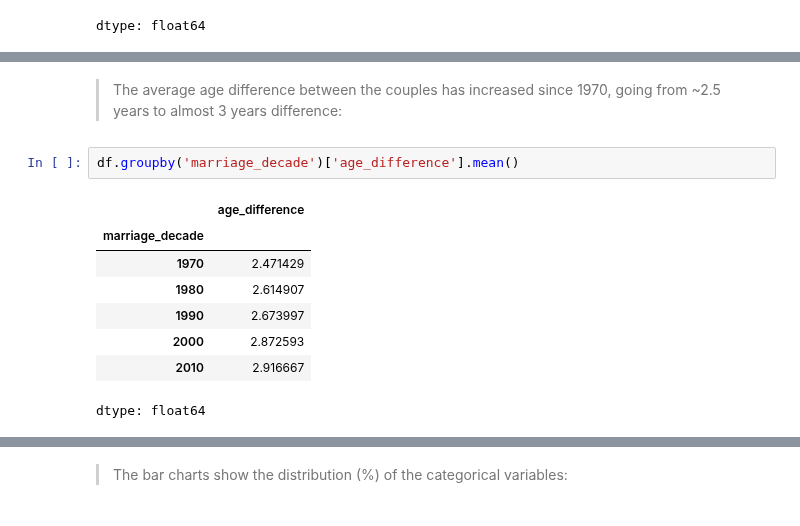
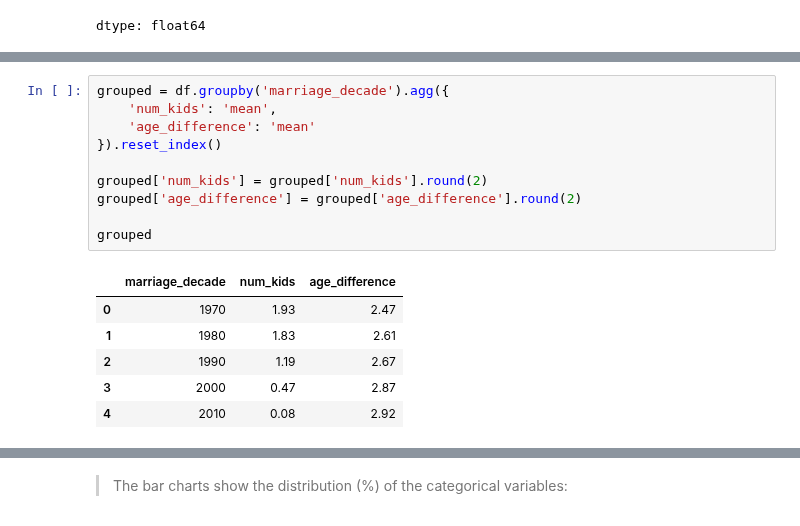
Before and after one commit to lindsayalexandra14/ds_portfolio, a Jupyter notebook: 1_projects/data_visualization/python_eda/divorce/divorce_eda.ipynb, the cells around one changed output, grey strips where cells are left out. Saved outputs shown, nothing was run; the diff lists cells and outputs as text.

```diff
--- a/1_projects/data_visualization/python_eda/divorce/divorce_eda.ipynb
+++ b/1_projects/data_visualization/python_eda/divorce/divorce_eda.ipynb
@@ -332,15 +321,17 @@ dtype: float64
-# %% [markdown]
-
-
-> The average age difference between the couples has increased since 1970, going from ~2.5 years to almost 3 years difference:
-# %%
-df.groupby('marriage_decade')['age_difference'].mean()
-# %% [output]
-|  | age_difference |
-| marriage_decade |  |
-| 1970 | 2.471429 |
-| 1980 | 2.614907 |
-| 1990 | 2.673997 |
-| 2000 | 2.872593 |
-| 2010 | 2.916667 |
-dtype: float64
+# %%
+grouped = df.groupby('marriage_decade').agg({
+    'num_kids': 'mean',
+    'age_difference': 'mean'
+}).reset_index()
+
+grouped['num_kids'] = grouped['num_kids'].round(2)
+grouped['age_difference'] = grouped['age_difference'].round(2)
+
+grouped
+# %% [output]
+|  | marriage_decade | num_kids | age_difference |
+| 0 | 1970 | 1.93 | 2.47 |
+| 1 | 1980 | 1.83 | 2.61 |
+| 2 | 1990 | 1.19 | 2.67 |
+| 3 | 2000 | 0.47 | 2.87 |
+| 4 | 2010 | 0.08 | 2.92 |
```
Also changed, not shown: parts of 7 cells of this notebook.
